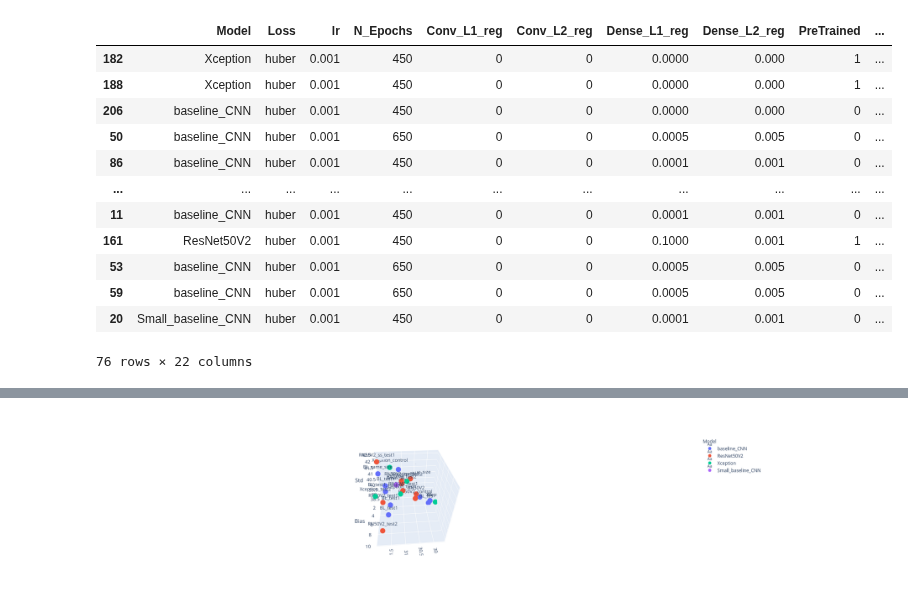
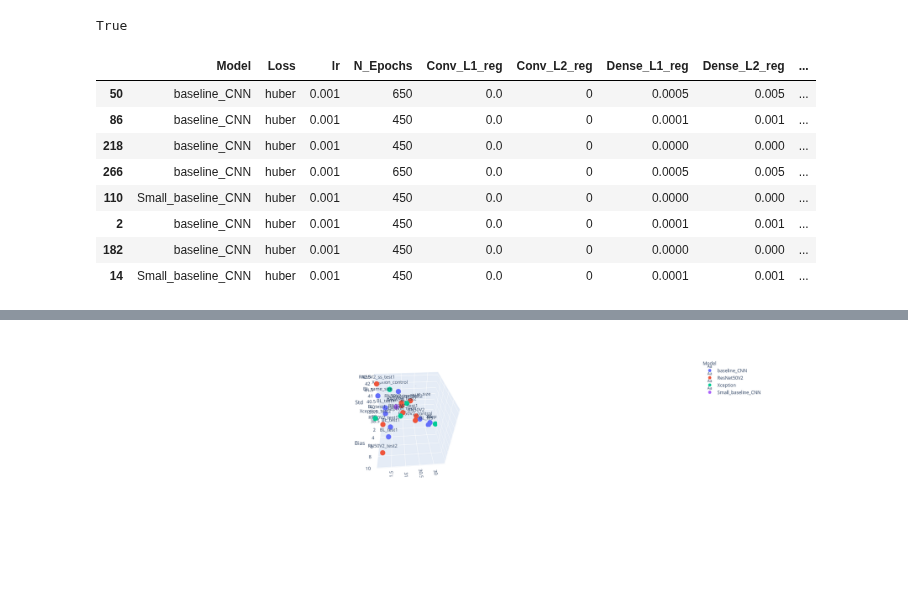
Before and after one commit to andresbecker/master_thesis, a Jupyter notebook: workspace/notebooks/Model_Selection.ipynb, the cells around one changed output, grey strips where cells are left out. Cells and saved outputs as stored; diff of their text form; code cells hidden in the pictures; blank space fills up the shorter version.

```diff
--- a/workspace/notebooks/Model_Selection.ipynb
+++ b/workspace/notebooks/Model_Selection.ipynb
@@ -42,17 +90,19 @@ metrics_RN_ss_t1.csv file loaded correctly
+# %%
+0 == sum(np.array([0.0,0]))
+# %% [output]
+True
 # %%
 mask = (model_metrics_df.Set == 'val')
-model_metrics_df[mask].sort_values(by=['MAE', 'Bias', 'Std'])
+mask &= (model_metrics_df.CMA_size == 0)
+mask &= (model_metrics_df.Model.str.contains('CNN'))
+model_metrics_df[mask].sort_values(by=['R2', 'Bias', 'Std'], ascending=False)
 # %% [output]
-|  | Model | Loss | lr | N_Epochs | Conv_L1_reg | Conv_L2_reg | Dense_L1_reg | Dense_L2_reg | PreTrained | ... |
-| 182 | Xception | huber | 0.001 | 450 | 0 | 0 | 0.0000 | 0.000 | 1 | ... |
-| 188 | Xception | huber | 0.001 | 450 | 0 | 0 | 0.0000 | 0.000 | 1 | ... |
-| 206 | baseline_CNN | huber | 0.001 | 450 | 0 | 0 | 0.0000 | 0.000 | 0 | ... |
-| 50 | baseline_CNN | huber | 0.001 | 650 | 0 | 0 | 0.0005 | 0.005 | 0 | ... |
-| 86 | baseline_CNN | huber | 0.001 | 450 | 0 | 0 | 0.0001 | 0.001 | 0 | ... |
-| ... | ... | ... | ... | ... | ... | ... | ... | ... | ... | ... |
-| 11 | baseline_CNN | huber | 0.001 | 450 | 0 | 0 | 0.0001 | 0.001 | 0 | ... |
-| 161 | ResNet50V2 | huber | 0.001 | 450 | 0 | 0 | 0.1000 | 0.001 | 1 | ... |
-| 53 | baseline_CNN | huber | 0.001 | 650 | 0 | 0 | 0.0005 | 0.005 | 0 | ... |
-| 59 | baseline_CNN | huber | 0.001 | 650 | 0 | 0 | 0.0005 | 0.005 | 0 | ... |
-| 20 | Small_baseline_CNN | huber | 0.001 | 450 | 0 | 0 | 0.0001 | 0.001 | 0 | ... |
+|  | Model | Loss | lr | N_Epochs | Conv_L1_reg | Conv_L2_reg | Dense_L1_reg | Dense_L2_reg | ... |
+| 50 | baseline_CNN | huber | 0.001 | 650 | 0.0 | 0 | 0.0005 | 0.005 | ... |
+| 86 | baseline_CNN | huber | 0.001 | 450 | 0.0 | 0 | 0.0001 | 0.001 | ... |
+| 218 | baseline_CNN | huber | 0.001 | 450 | 0.0 | 0 | 0.0000 | 0.000 | ... |
+| 266 | baseline_CNN | huber | 0.001 | 650 | 0.0 | 0 | 0.0005 | 0.005 | ... |
+| 110 | Small_baseline_CNN | huber | 0.001 | 450 | 0.0 | 0 | 0.0000 | 0.000 | ... |
+| 2 | baseline_CNN | huber | 0.001 | 450 | 0.0 | 0 | 0.0001 | 0.001 | ... |
+| 182 | baseline_CNN | huber | 0.001 | 450 | 0.0 | 0 | 0.0000 | 0.000 | ... |
+| 14 | Small_baseline_CNN | huber | 0.001 | 450 | 0.0 | 0 | 0.0001 | 0.001 | ... |
-76 rows × 22 columns
```
Also changed, not shown: parts of 5 cells of this notebook.
